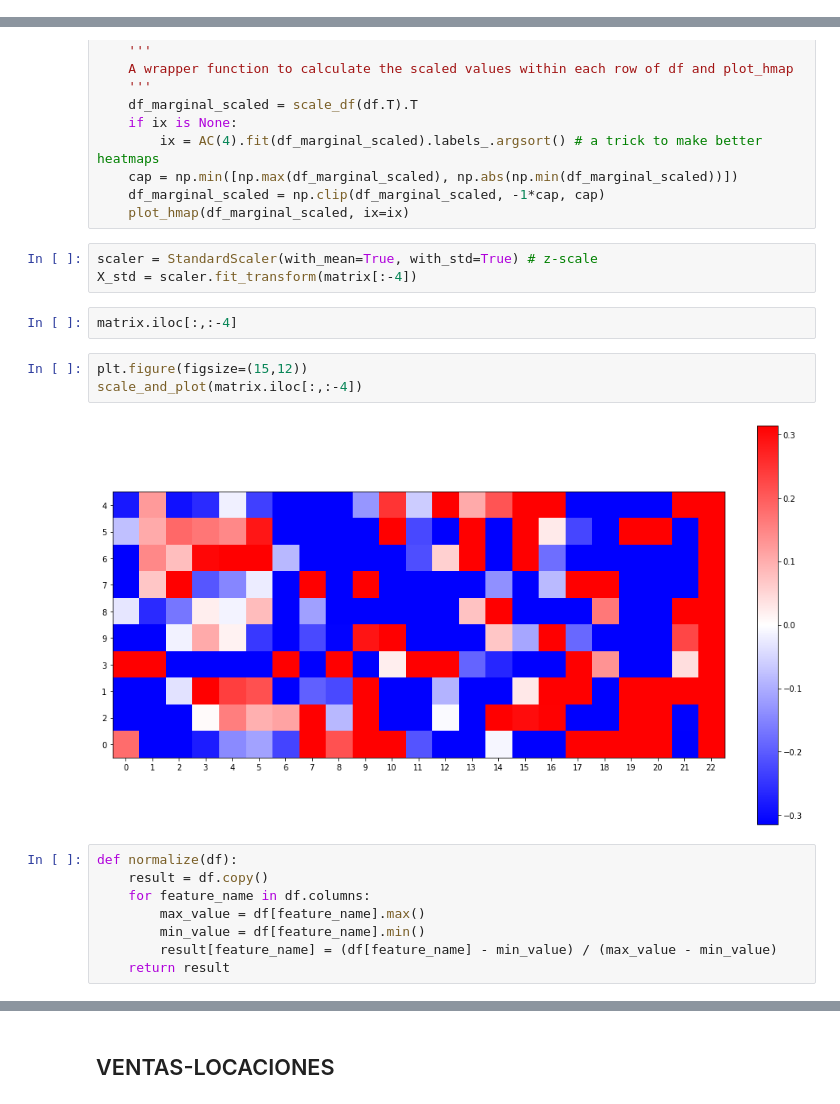
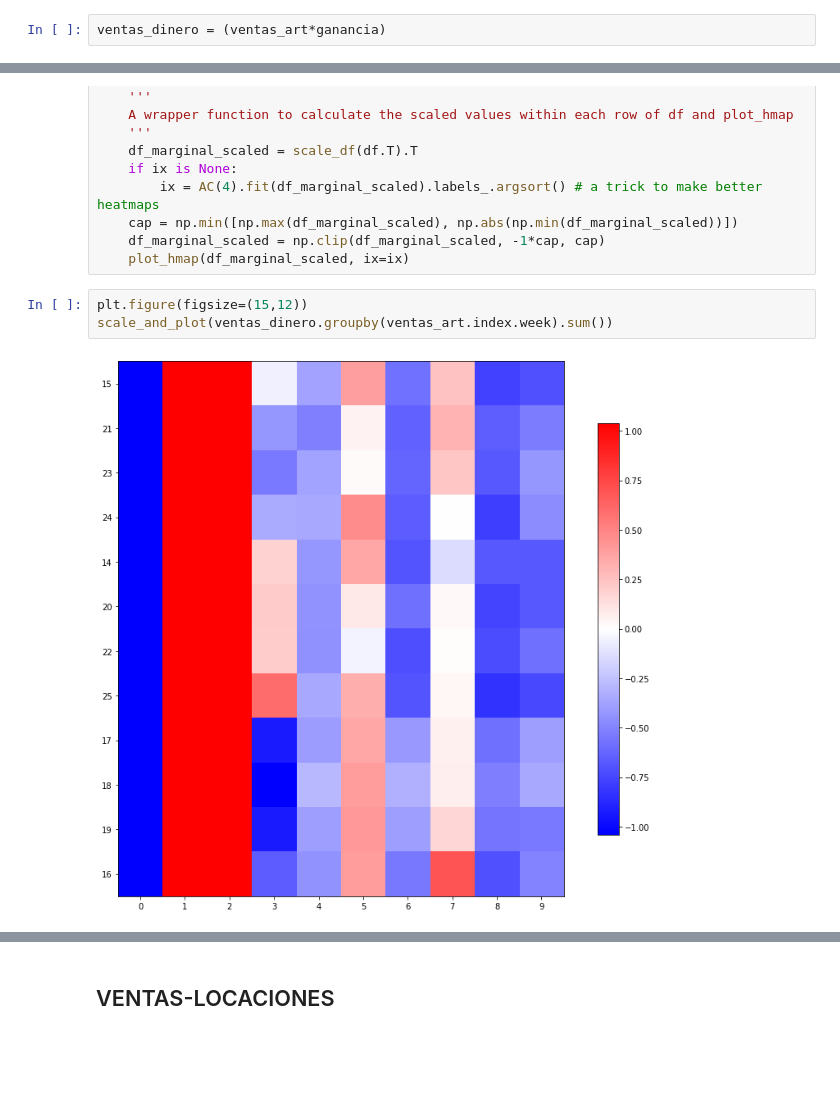
Before and after one commit to PedroAdair/PronosticoVentas, a Jupyter notebook: Retail_Problem.ipynb, the cells around one changed output, grey strips where cells are left out. Drawn from its saved outputs; the diff is of its cells as text; blank space fills up the shorter version.

```diff
--- a/Retail_Problem.ipynb
+++ b/Retail_Problem.ipynb
@@ -141,3 +133,5 @@ array([[<Axes: xlabel='FECHA'>, <Axes: xlabel='FECHA'>,
 ventas_art = bd_Ventas.pivot_table(columns="SKU", index = bd_Ventas.index,
                         aggfunc=np.sum, fill_value=0)
 ventas_art.index = pd.DatetimeIndex(ventas_art.index)
+# %%
+ventas_dinero = (ventas_art*ganancia)
@@ -301,21 +253,8 @@ def scale_and_plot(df, ix = None):
     cap = np.min([np.max(df_marginal_scaled), np.abs(np.min(df_marginal_scaled))])
     df_marginal_scaled = np.clip(df_marginal_scaled, -1*cap, cap)
     plot_hmap(df_marginal_scaled, ix=ix)
-# %%
-scaler = StandardScaler(with_mean=True, with_std=True) # z-scale
-X_std = scaler.fit_transform(matrix[:-4])
-# %%
-matrix.iloc[:,:-4]
 # %%
 plt.figure(figsize=(15,12))
-scale_and_plot(matrix.iloc[:,:-4])
+scale_and_plot(ventas_dinero.groupby(ventas_art.index.week).sum())
 # %% [output]
-[figure, old version]
+[figure, new version]
-# %%
-def normalize(df):
-    result = df.copy()
-    for feature_name in df.columns:
-        max_value = df[feature_name].max()
-        min_value = df[feature_name].min()
-        result[feature_name] = (df[feature_name] - min_value) / (max_value - min_value)
-    return result
```
Also changed, not shown: parts of 41 cells of this notebook.
